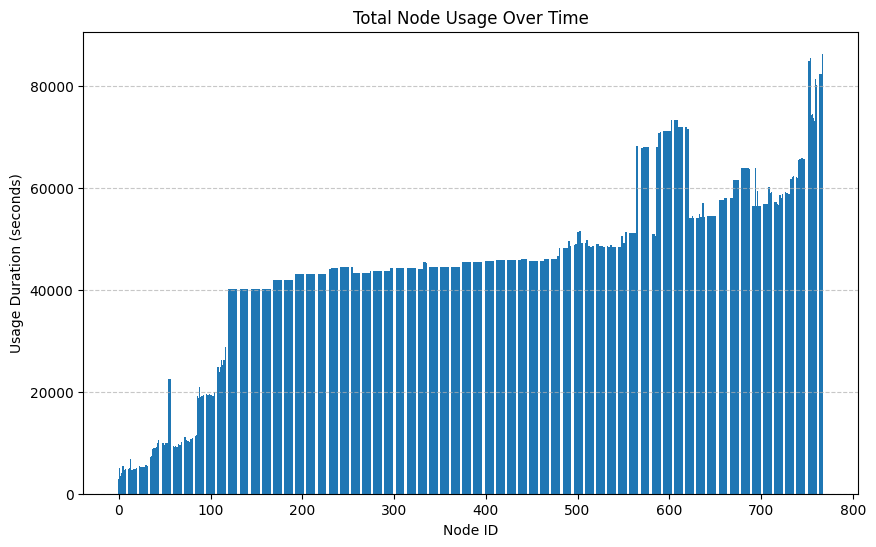
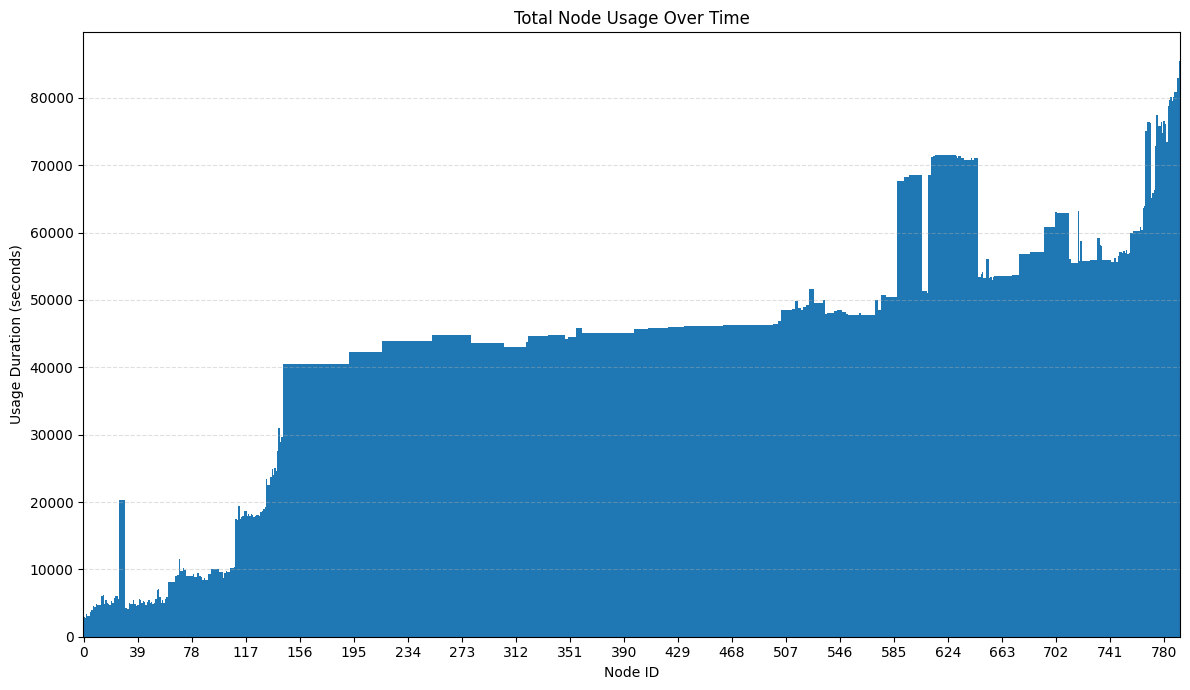
Unified diff of the notebook cell whose output changed from the first chart to the second:
--- before
+++ after
@@ -1,54 +1,81 @@
+import ast
+import numpy as np
 import pandas as pd
 import matplotlib.pyplot as plt
-import ast
+from collections import defaultdict
 
-def plot_node_usage(csv_path):
-    # Load CSV
+def _parse_nodes(nodelist):
+    if pd.isna(nodelist):
+        return []
+    s = str(nodelist).strip()
+    if s.startswith('['):
+        try:
+            return [int(x) for x in ast.literal_eval(s)]
+        except Exception:
+            pass
+    if ',' in s:
+        return [int(x.strip()) for x in s.split(',') if x.strip()]
+    return [int(s)]
+
+def plot_node_usage_dense(csv_path,
+                          order='id',        
+                          fill_missing=True,
+                          title='Total Node Usage Over Time'):
     df = pd.read_csv(csv_path)
+    df['START']  = pd.to_numeric(df['START'],  errors='coerce')
+    df['FINISH'] = pd.to_numeric(df['FINISH'], errors='coerce')
+    df['DURATION'] = (df['FINISH'] - df['START']).clip(lower=0)
+    df['NODELIST'] = df['NODELIST'].apply(_parse_nodes)
 
-    # Ensure numeric timestamps
-    df['START'] = pd.to_numeric(df['START'], errors='coerce')
-    df['FINISH'] = pd.to_numeric(df['FINISH'], errors='coerce')
+    usage = defaultdict(float)
+    for _, row in df.iterrows():
+        dur = float(row['DURATION']) if pd.notna(row['DURATION']) else 0.0
+        for n in row['NODELIST']:
+            usage[n] += dur
 
-    # Compute duration (seconds)
-    df['DURATION'] = df['FINISH'] - df['START']
+    if not usage:
+        print("No node usage found.")
+        return
 
-    # Parse NODELIST (handle comma-separated or stringified lists)
-    def parse_nodes(nodelist):
-        if pd.isna(nodelist):
-            return []
-        try:
-            if isinstance(nodelist, str):
-                if nodelist.startswith('['):  # handle JSON-like
-                    return ast.literal_eval(nodelist)
-                elif ',' in nodelist:
-                    return [int(n.strip()) for n in nodelist.split(',')]
-                else:
-                    return [int(nodelist.strip())]
-            return [int(nodelist)]
-        except Exception:
-            return []
+    used = sorted(usage.keys())
+    lo, hi = min(used), max(used)
+    all_ids = set(range(lo, hi + 1))
+    missing = sorted(all_ids - set(used))
+    if missing:
+        print(f"⚠ {len(missing)} node IDs not used: {missing}")
+    else:
+        print("All node IDs in range were used at least once.")
 
-    df['NODELIST'] = df['NODELIST'].apply(parse_nodes)
+    if fill_missing:
+        for nid in all_ids:
+            _ = usage[nid]
 
-    # Aggregate usage per node over time
-    node_usage = {}
-    for _, row in df.iterrows():
-        for node in row['NODELIST']:
-            node_usage[node] = node_usage.get(node, 0) + row['DURATION']
+    items = sorted(usage.items(), key=(lambda kv: kv[1] if order=='usage' else kv[0]))
+    nodes  = [k for k, _ in items]
+    totals = [v for _, v in items]
 
-    # Convert to DataFrame
-    usage_df = pd.DataFrame(list(node_usage.items()), columns=['Node', 'Total_Usage_s'])
-    usage_df = usage_df.sort_values('Node')
+    # Dense integer x positions
+    x = np.arange(len(nodes), dtype=float)
 
-    # Plot
-    plt.figure(figsize=(10, 6))
-    plt.bar(usage_df['Node'], usage_df['Total_Usage_s'])
-    plt.title("Total Node Usage Over Time")
+    plt.figure(figsize=(12, 7))
+    plt.bar(x, totals, width=1.0, align='edge', linewidth=0)
+    plt.title(title)
     plt.xlabel("Node ID")
     plt.ylabel("Usage Duration (seconds)")
-    plt.grid(axis='y', linestyle='--', alpha=0.7)
+
+    plt.xlim(0, len(nodes))
+    plt.margins(x=0)
+
+    if len(nodes) <= 40:
+        plt.xticks(x + 0.5, nodes, rotation=0)  
+    else:
+        step = max(1, len(nodes) // 20)
+        idxs = np.arange(0, len(nodes), step)
+        plt.xticks(idxs + 0.5, [nodes[i] for i in idxs], rotation=0)
+
+    plt.grid(axis='y', linestyle='--', alpha=0.4)
+    plt.tight_layout()
     plt.show()
 
-# Example usage:
-plot_node_usage("job_transitions.csv")
+
+plot_node_usage_dense("job_transitions_lassen_0_1000_first.csv", order='id')

Commit: backing up current working state